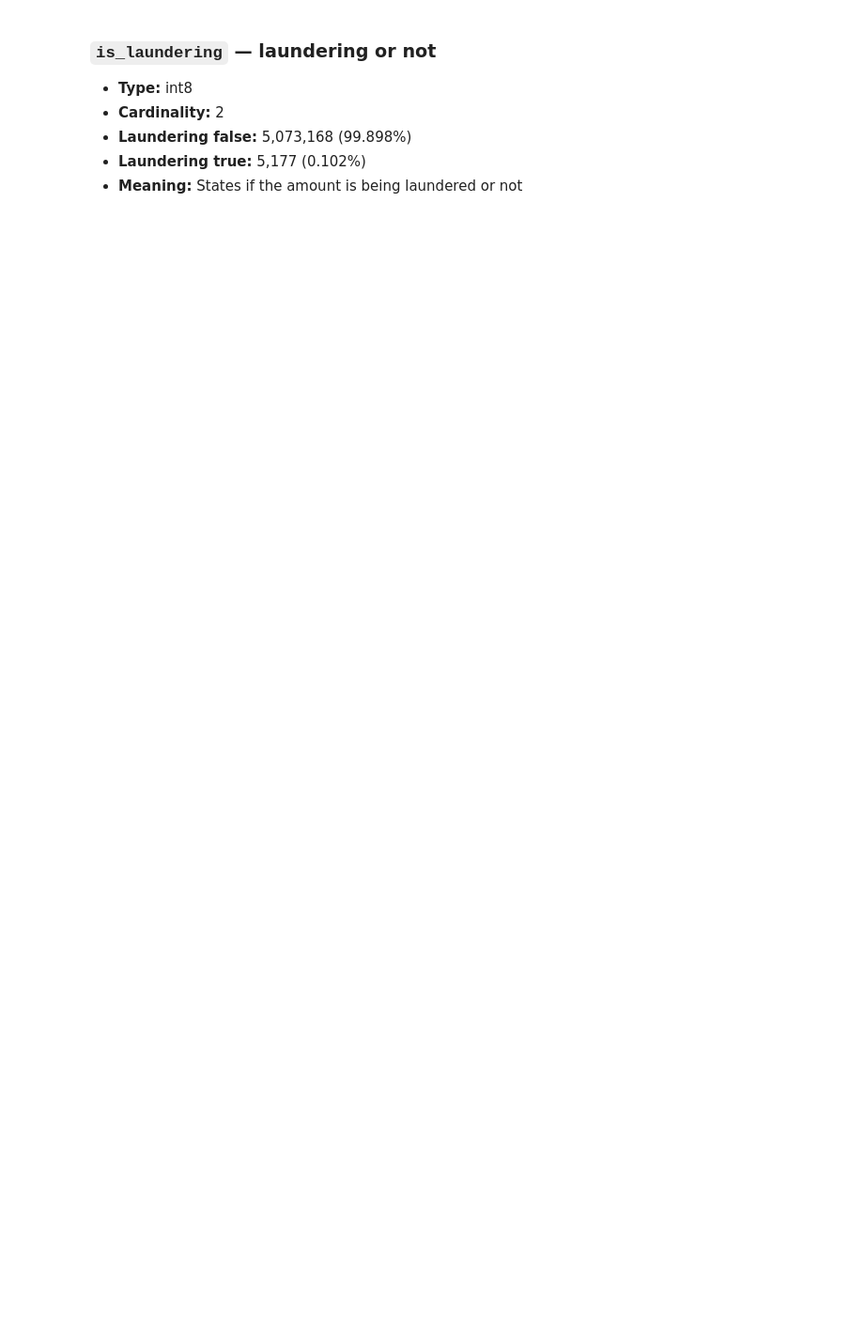
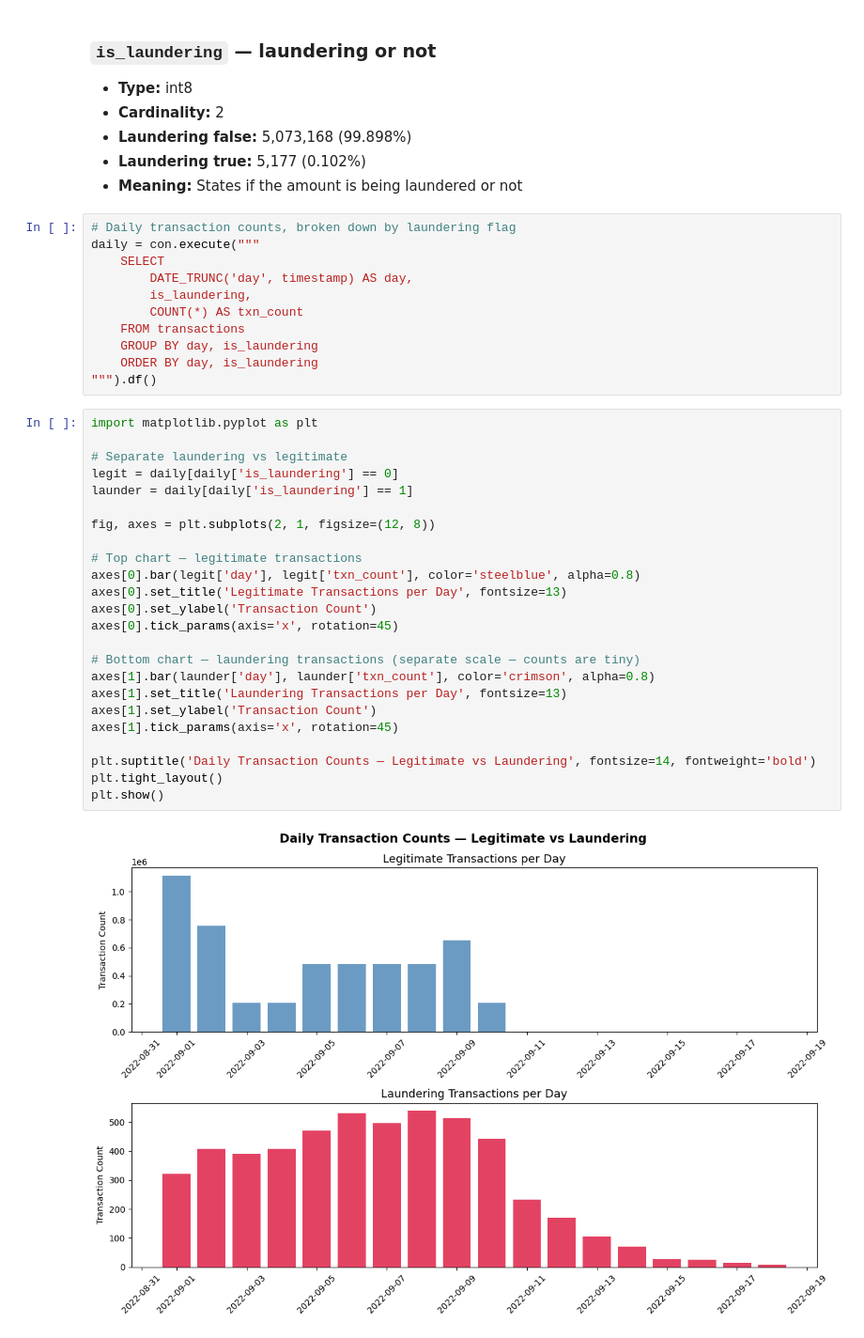
Before and after one commit to abyudh-kattemane/fincrime-sentinel, a Jupyter notebook: notebooks/01_eda.ipynb, the cells around one changed output. Shown at 94% size. Drawn from its saved outputs; the diff is of its cells as text; blank space fills up the shorter version.

```diff
--- a/notebooks/01_eda.ipynb
+++ b/notebooks/01_eda.ipynb
@@ -329,3 +395,40 @@ con.execute("""
 - **Laundering false:** 5,073,168 (99.898%)
 - **Laundering true:** 5,177 (0.102%)
 - **Meaning:** States if the amount is being laundered or not
+# %%
+# Daily transaction counts, broken down by laundering flag
+daily = con.execute("""
+    SELECT
+        DATE_TRUNC('day', timestamp) AS day,
+        is_laundering,
+        COUNT(*) AS txn_count
+    FROM transactions
+    GROUP BY day, is_laundering
+    ORDER BY day, is_laundering
+""").df()
+# %%
+import matplotlib.pyplot as plt
+
+# Separate laundering vs legitimate
+legit = daily[daily['is_laundering'] == 0]
+launder = daily[daily['is_laundering'] == 1]
+
+fig, axes = plt.subplots(2, 1, figsize=(12, 8))
+
+# Top chart — legitimate transactions
+axes[0].bar(legit['day'], legit['txn_count'], color='steelblue', alpha=0.8)
+axes[0].set_title('Legitimate Transactions per Day', fontsize=13)
+axes[0].set_ylabel('Transaction Count')
+axes[0].tick_params(axis='x', rotation=45)
+
+# Bottom chart — laundering transactions (separate scale — counts are tiny)
+axes[1].bar(launder['day'], launder['txn_count'], color='crimson', alpha=0.8)
+axes[1].set_title('Laundering Transactions per Day', fontsize=13)
+axes[1].set_ylabel('Transaction Count')
+axes[1].tick_params(axis='x', rotation=45)
+
+plt.suptitle('Daily Transaction Counts — Legitimate vs Laundering', fontsize=14, fontweight='bold')
+plt.tight_layout()
+plt.show()
+# %% [output]
+[figure, added]
```
Also changed, not shown: parts of 26 cells of this notebook.
